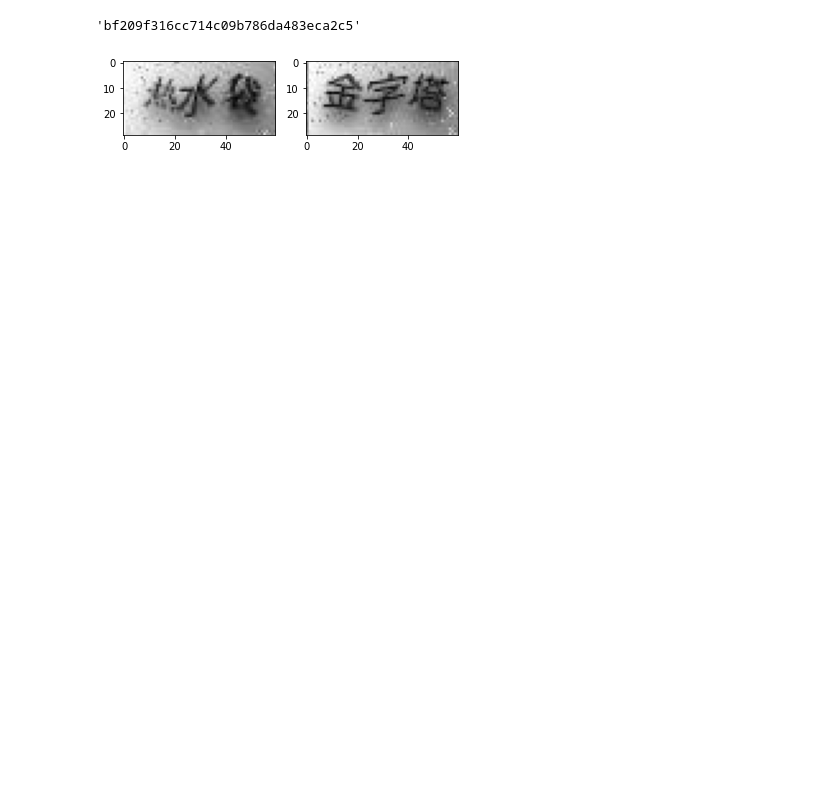
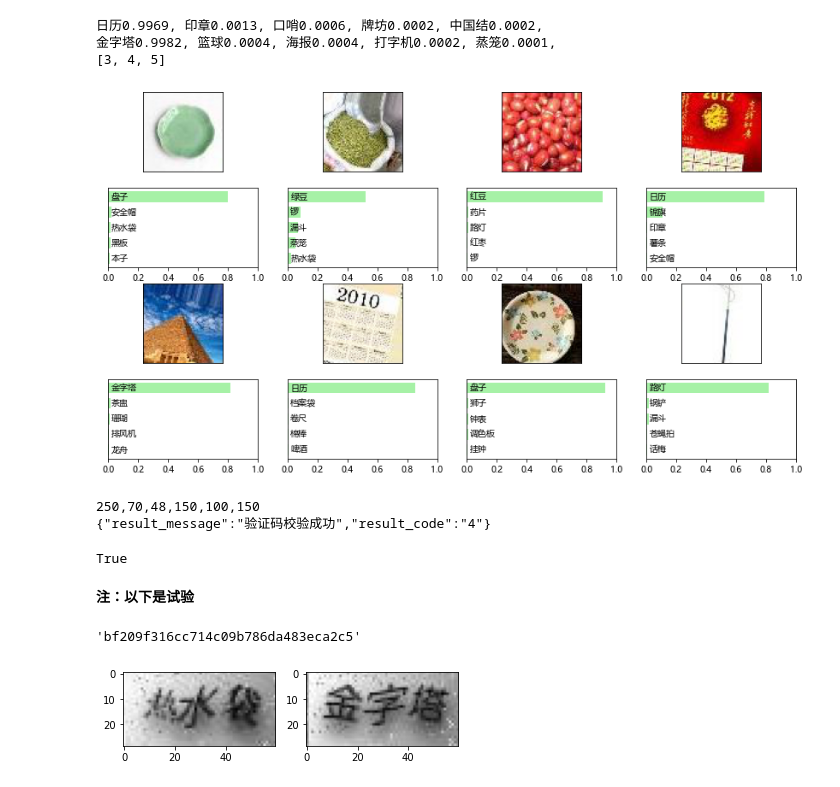
Before and after one commit to SpiritedAwayCN/Cracking-12306, a Jupyter notebook: Captcha-Interaction-Test.ipynb, the cells around one changed output. Cells and saved outputs as stored; diff of their text form; code cells hidden in the pictures; blank space fills up the shorter version.

```diff
--- a/Captcha-Interaction-Test.ipynb
+++ b/Captcha-Interaction-Test.ipynb
@@ -39,3 +62,81 @@ plt.imshow(img[:, :, ::-1])
+# %%
+top_k = 5
+wanna_saved = None
+
+selected_index = []
+
+text_prediction = pred_text(img)
+text_indexes = []
+
+for i in range(text_prediction.shape[0]):
+    index_list = np.argpartition(text_prediction[i], -top_k)[-top_k:]
+    index_list = sorted(index_list, key=lambda x: -text_prediction[i, x].numpy())
+    for idx in index_list:
+        print("%s%.4f"%(label_dict[idx], text_prediction[i, idx]), end=', ')
+    text_indexes.append(index_list[0])
+    print("")
+
+plt.figure(figsize=(14.4, 12))
+label_np = np.array(label_dict)
+for i, image in enumerate(gen_imgs(img)):
+    if i == 4:
+        wanna_saved = image
+    prediction = pred_single(image)
+    blk = 8 * (i//4) + (i%4) + 1
+
+    index_list = np.argpartition(prediction, -top_k)[-top_k:]
+    index_list = sorted(index_list, key=lambda x: -prediction[x].numpy())
+    if index_list[0] in text_indexes:
+        selected_index.append(i)
+
+    plt.subplot(6, 4, blk)
+    plt.imshow(image[:,:,::-1]/255)
+    plt.yticks([])
+    plt.xticks([])
+
+    plt.subplot(6, 4, blk+4)
+    b = plt.barh(range(top_k), prediction.numpy()[index_list][::-1], height=0.7, color='lightgreen', alpha=0.8)
+    labels = label_np[index_list][::-1]
+    for cnt, rect in enumerate(b):
+        plt.text(0.02, rect.get_y()+rect.get_height()/2, labels[cnt], ha='left', va='center')
+    plt.yticks([])
+    plt.xlim(0,1)
+print(selected_index)
+# %% [output]
+日历0.9969, 印章0.0013, 口哨0.0006, 牌坊0.0002, 中国结0.0002,
+金字塔0.9982, 篮球0.0004, 海报0.0004, 打字机0.0002, 蒸笼0.0001,
+[3, 4, 5]
+[figure, added]
+# %%
+indices = {0: "48,70",
+           1: "100,70",
+           2: "180,70",
+           3: "250,70",
+           4: "48,150",
+           5: "100,150",
+           6: "180,150",
+           7: "250,150"}
+ans = ','.join([indices[i] for i in selected_index])
+print(ans)
+
+
+paras = {
+    "answer":ans,
+    "rand": "sjrand",
+    "login_site": "E"
+}
+
+response = session.get(CAPTCHA_CHK_URL, params=paras)
+print(response.text)
+# %% [output]
+250,70,48,150,100,150
+{"result_message":"验证码校验成功","result_code":"4"}
+# %%
+cv2.imwrite('archive/74/manual_0026.png', wanna_saved)
+# %% [output]
+True
+# %% [markdown]
+**注：以下是试验**
 # %%
 imgs = extract_text_img(img)
 if len(imgs) == 1:
```
Also changed, not shown: parts of 7 cells of this notebook, 11 other files.
